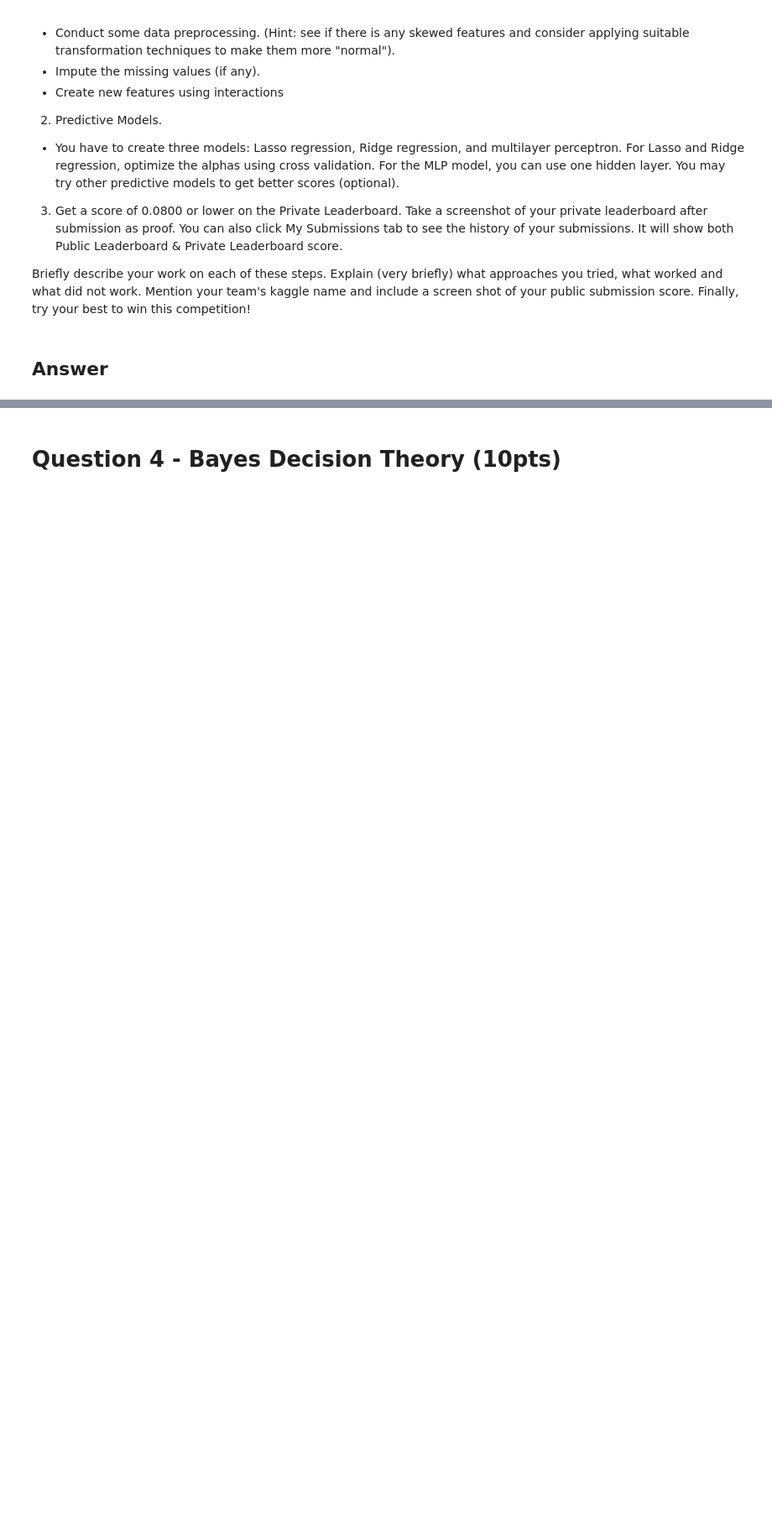
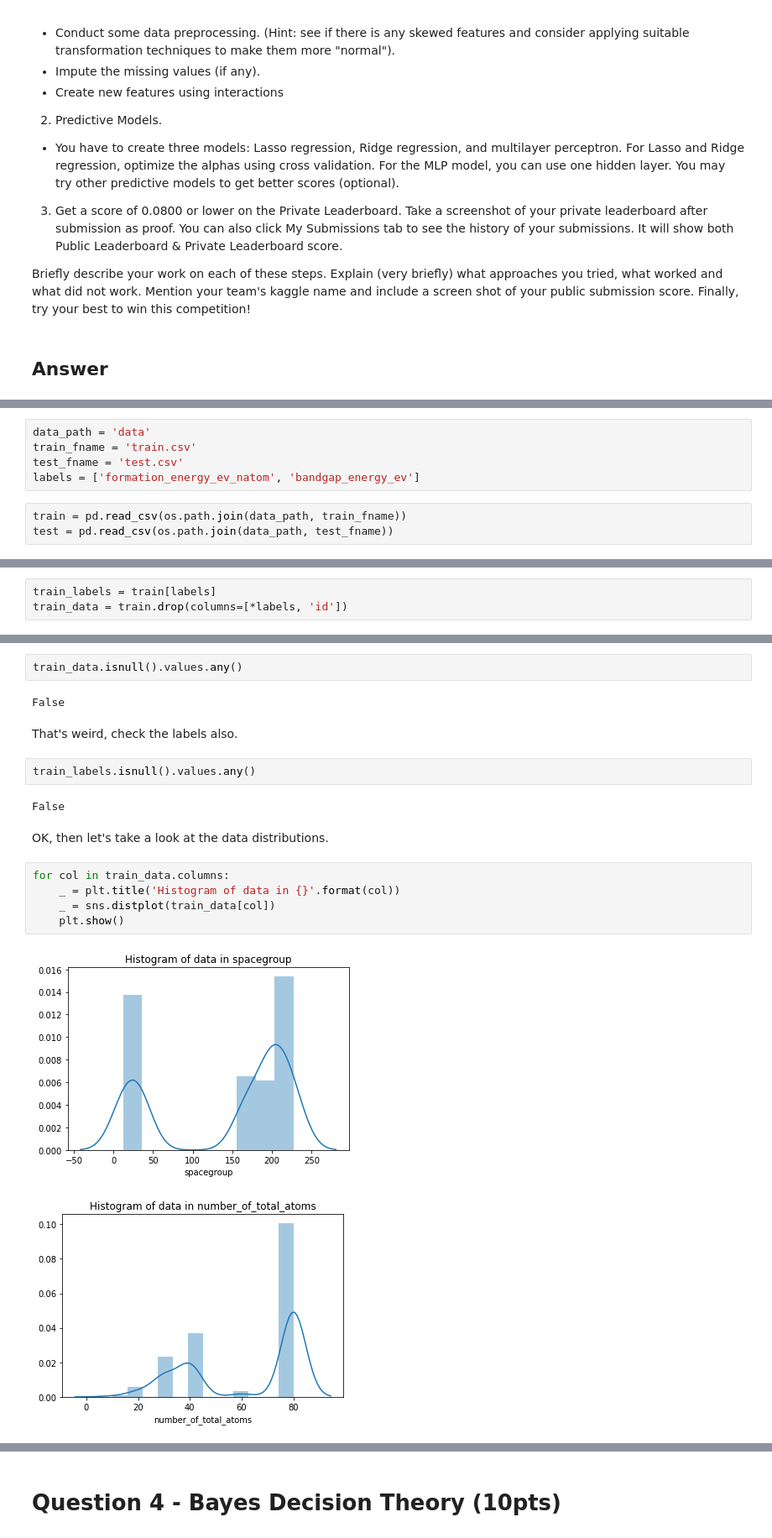
Before and after one commit to jsigee87/data_science_principles, a Jupyter notebook: hw3/HW3.ipynb, the cells around one changed output, grey strips where cells are left out. Shown: that part at 84% size. Saved outputs shown, nothing was run; the diff lists cells and outputs as text; blank space fills up the shorter version.

```diff
--- a/hw3/HW3.ipynb
+++ b/hw3/HW3.ipynb
@@ -824,0 +858,8 @@ Briefly describe your work on each of these steps. Explain (very briefly) what a
+# %%
+data_path = 'data'
+train_fname = 'train.csv'
+test_fname = 'test.csv'
+labels = ['formation_energy_ev_natom', 'bandgap_energy_ev']
+# %%
+train = pd.read_csv(os.path.join(data_path, train_fname))
+test = pd.read_csv(os.path.join(data_path, test_fname))
@@ -824,0 +872,3 @@ Briefly describe your work on each of these steps. Explain (very briefly) what a
+# %%
+train_labels = train[labels]
+train_data = train.drop(columns=[*labels, 'id'])
@@ -824,0 +881,20 @@ Briefly describe your work on each of these steps. Explain (very briefly) what a
+# %%
+train_data.isnull().values.any()
+# %% [output]
+False
+# %% [markdown]
+That's weird, check the labels also.
+# %%
+train_labels.isnull().values.any()
+# %% [output]
+False
+# %% [markdown]
+OK, then let's take a look at the data distributions.
+# %%
+for col in train_data.columns:
+    _ = plt.title('Histogram of data in {}'.format(col))
+    _ = sns.distplot(train_data[col])
+    plt.show()
+# %% [output]
+[figure, added]
+[figure, added]
```
Also changed, not shown: parts of 43 cells of this notebook, 2 other files.
